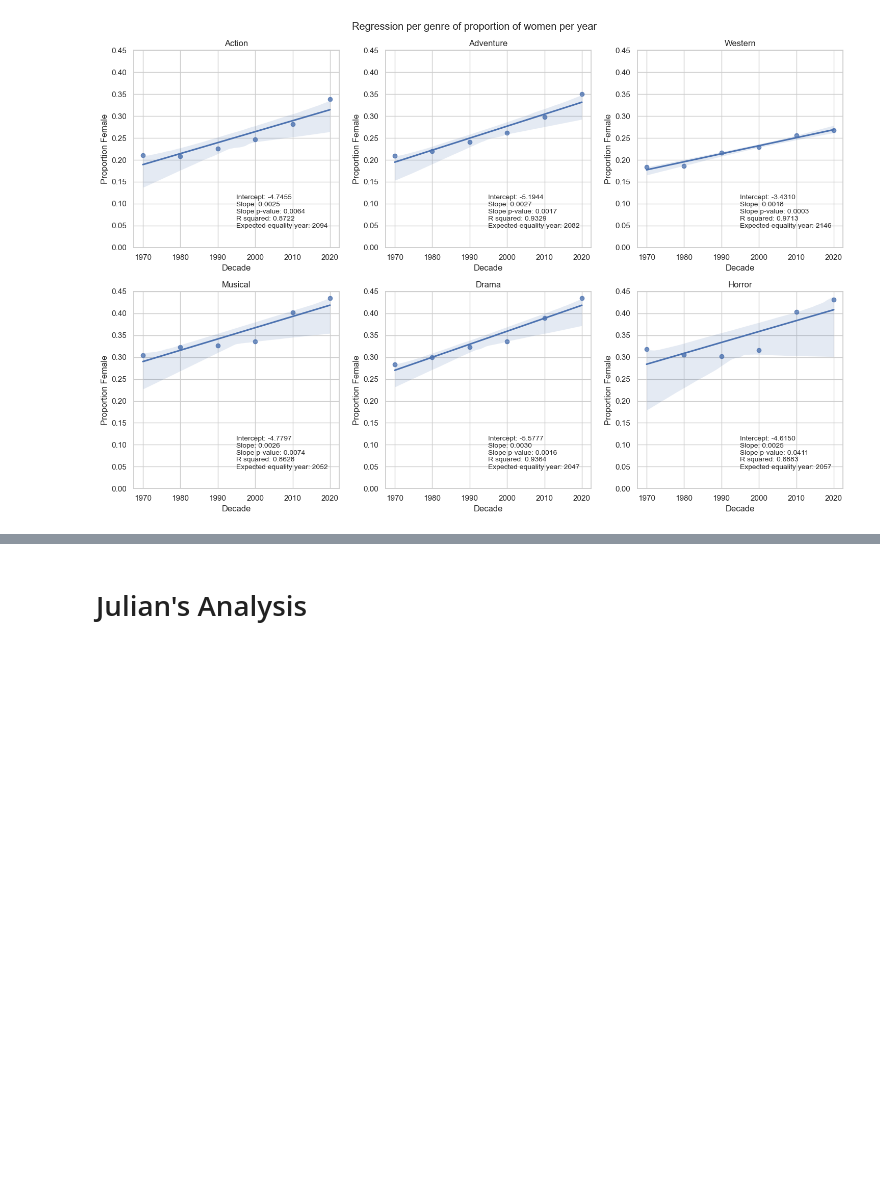
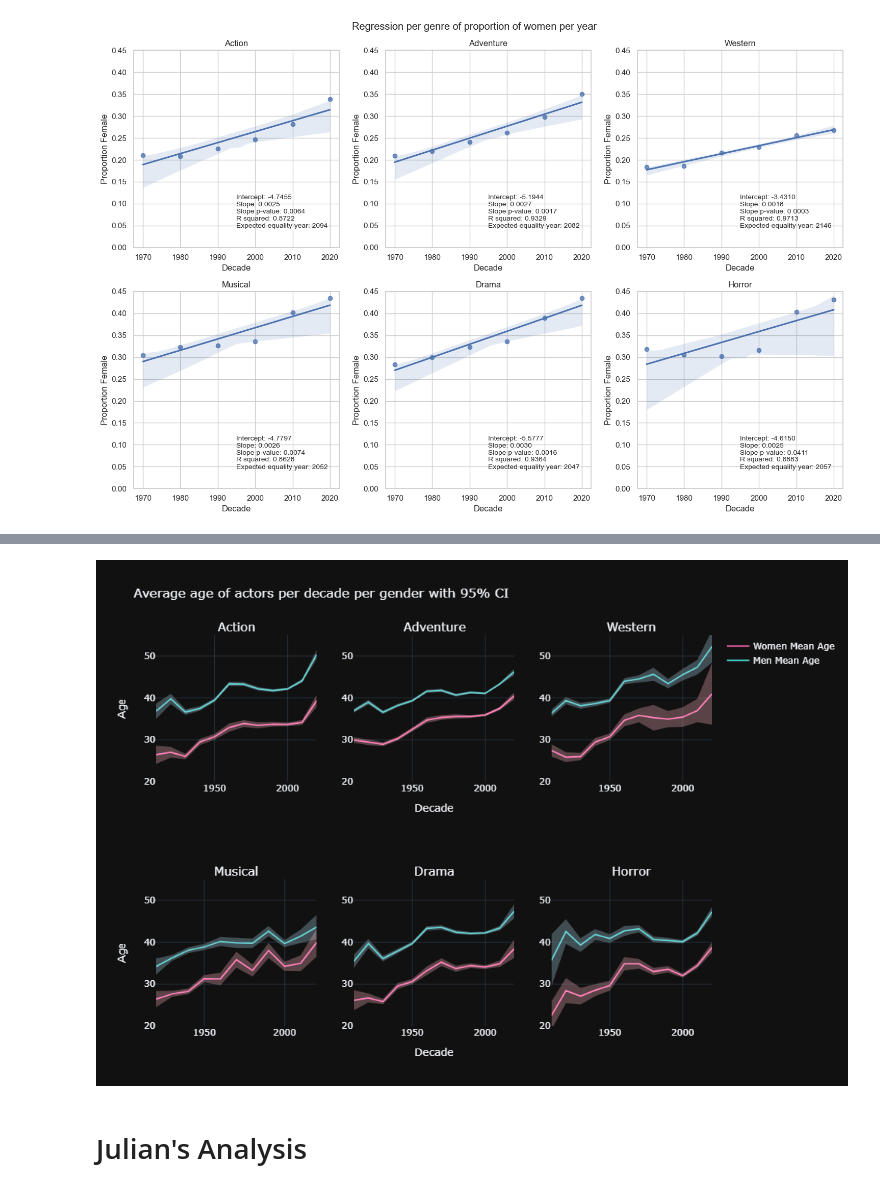
Before and after one commit to epfl-ada/ada-2023-project-badabob, a Jupyter notebook: FirstAnalysisByGenre.ipynb, the cells around one changed output, grey strips where cells are left out. Drawn from its saved outputs; the diff is of its cells as text; code cells hidden in the pictures; blank space fills up the shorter version.

```diff
--- a/FirstAnalysisByGenre.ipynb
+++ b/FirstAnalysisByGenre.ipynb
@@ -130,0 +132,20 @@ subplot.show('png')
+# %%
+subplot = make_subplots(rows=2, cols=3, subplot_titles=genres)
+for i, genre in enumerate(genres):
+    data = subset_df(characters_with_genre, genre)
+    subplot_average_age_actor_across_decades(data, idx=i, subplot=subplot)
+
+# Create figure
+subplot.update_layout(
+    height=700,
+    width=1000,
+    xaxis2=dict(title='Decade'),
+    xaxis5=dict(title='Decade'),
+    yaxis=dict(title='Age'),
+    yaxis4=dict(title='Age'),
+    title='Average age of actors per decade per gender with 95% CI',
+    hovermode="x"
+)
+subplot.write_html(plot_folder+"age_through_decade_per_genre.html", auto_open=True)
+subplot.show('png')
+# %% [output]
@@ -131,3 +168,4 @@ subplot.show('png')
+[figure, added]
 # %% [markdown]
 # Julian's Analysis
 # %%
```
Also changed, not shown: parts of 4 cells of this notebook, 1 other file.
